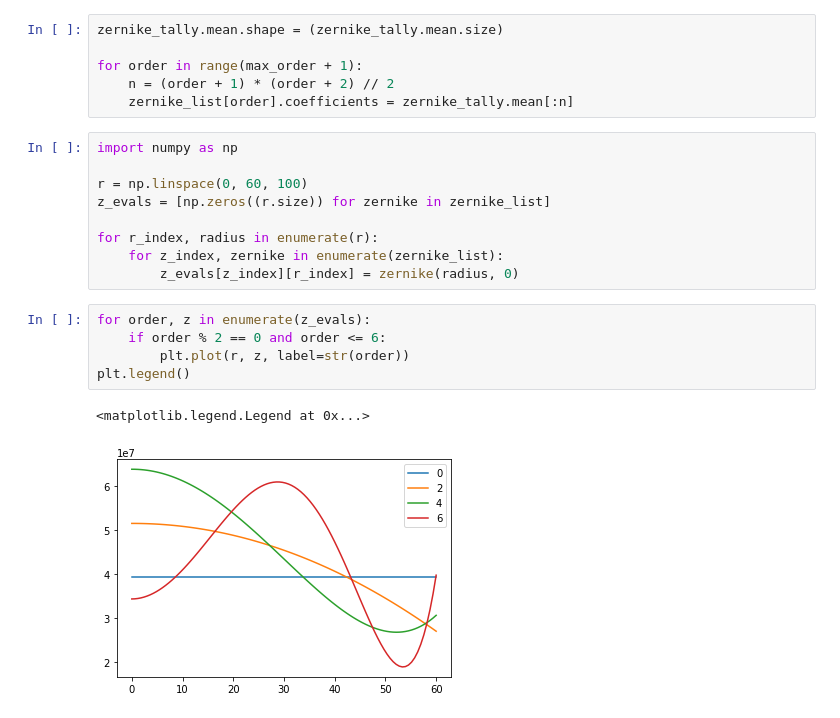
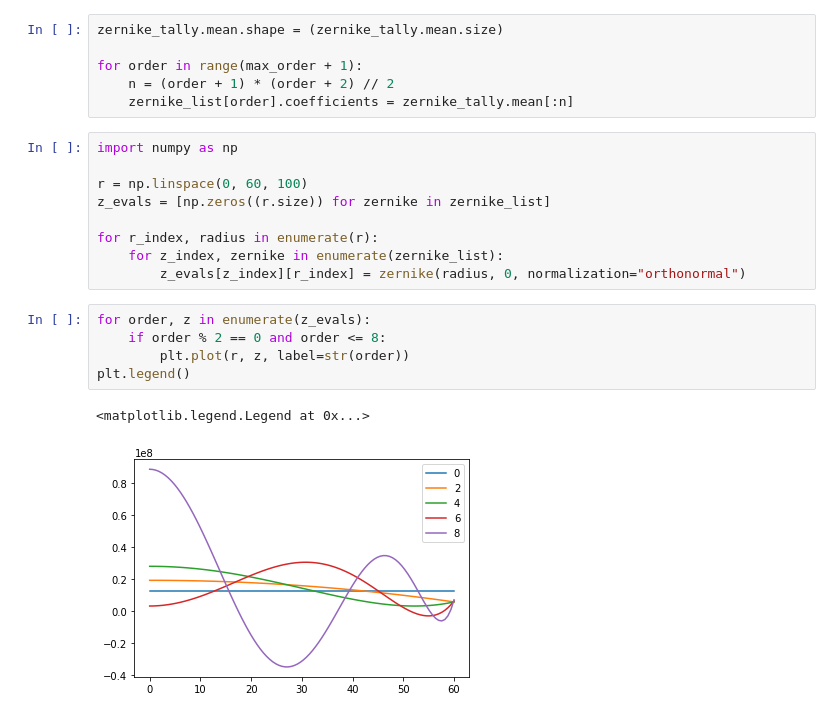
Before and after one commit to JIMMY-KSU/jupyter_notebooks, a Jupyter notebook: oscillatory-zernikes.ipynb, the cells around one changed output. Saved outputs shown, nothing was run; the diff lists cells and outputs as text.

Commit message:
Demonstrate that plots are not individual harmonics.

```diff
--- a/oscillatory-zernikes.ipynb
+++ b/oscillatory-zernikes.ipynb
@@ -38,12 +38,12 @@ z_evals = [np.zeros((r.size)) for zernike in zernike_list]
 
 for r_index, radius in enumerate(r):
     for z_index, zernike in enumerate(zernike_list):
-        z_evals[z_index][r_index] = zernike(radius, 0)
+        z_evals[z_index][r_index] = zernike(radius, 0, normalization="orthonormal")
 # %%
 for order, z in enumerate(z_evals):
-    if order % 2 == 0 and order <= 6:
+    if order % 2 == 0 and order <= 8:
         plt.plot(r, z, label=str(order))
 plt.legend()
 # %% [output]
 <matplotlib.legend.Legend at 0x...>
-[figure, old version]
+[figure, new version]
```
Also changed, not shown: parts of 3 cells of this notebook.
